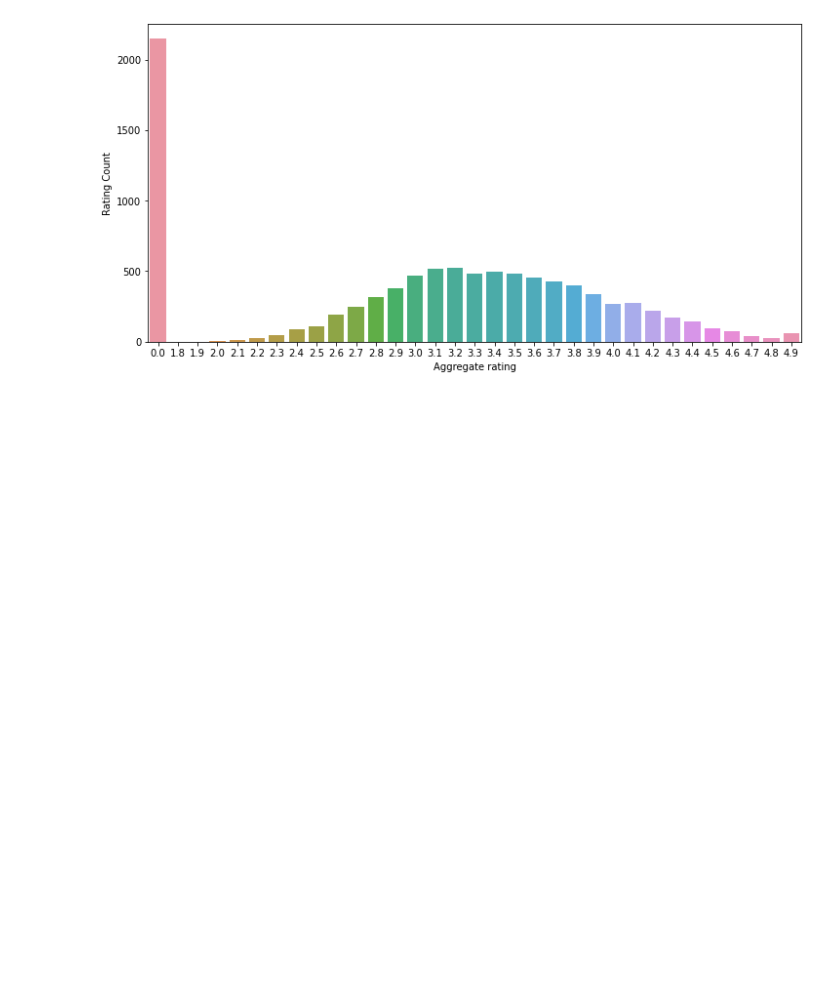
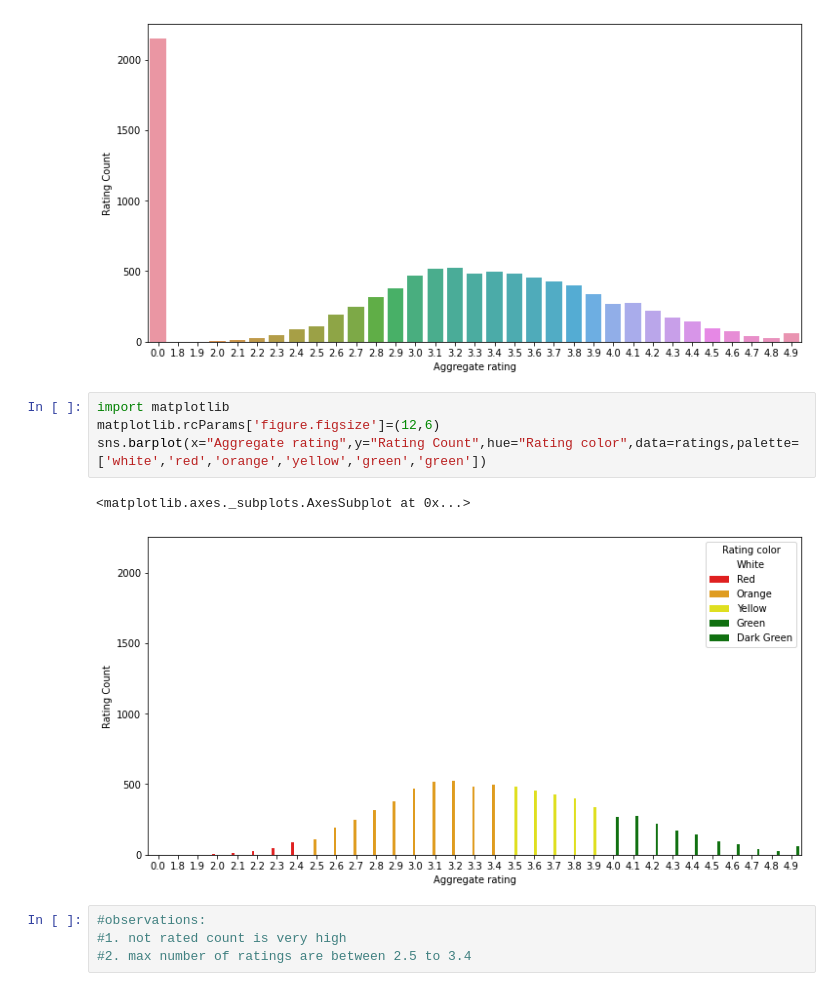
Before and after one commit to GirishHiremath020/Deep-Learning, a Jupyter notebook: feature_engineering(EDA).ipynb, the cells around one changed output. Drawn from its saved outputs; the diff is of its cells as text; blank space fills up the shorter version.

```diff
--- a/feature_engineering(EDA).ipynb
+++ b/feature_engineering(EDA).ipynb
@@ -231,3 +231,14 @@ sns.barplot(x="Aggregate rating",y="Rating Count",data=ratings)
 # %% [output]
 <matplotlib.axes._subplots.AxesSubplot at 0x...>
 [figure]
+# %%
+import matplotlib
+matplotlib.rcParams['figure.figsize']=(12,6)
+sns.barplot(x="Aggregate rating",y="Rating Count",hue="Rating color",data=ratings,palette=['white','red','orange','yellow','green','green'])
+# %% [output]
+<matplotlib.axes._subplots.AxesSubplot at 0x...>
+[figure, added]
+# %%
+#observations:
+#1. not rated count is very high
+#2. max number of ratings are between 2.5 to 3.4
```
Also changed, not shown: parts of 13 cells of this notebook.
